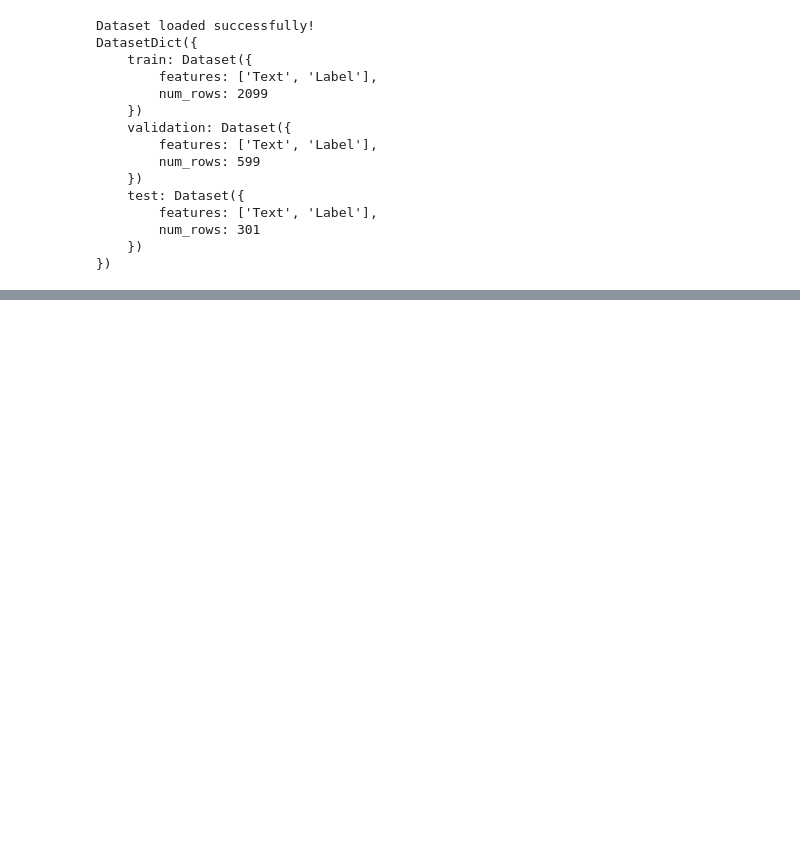
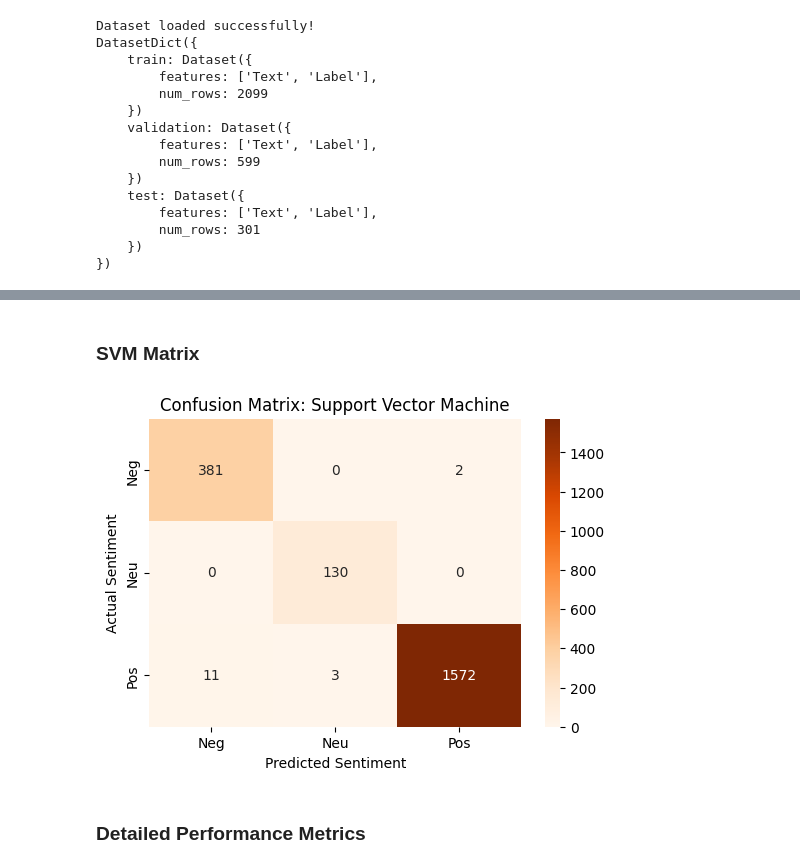
Before and after one commit to PrashunaBuddhacharya/Coursework, a Jupyter notebook: AppliedML_TextClassification_Prashuna.ipynb, the cells around one changed output, grey strips where cells are left out. Saved outputs shown, nothing was run; the diff lists cells and outputs as text; code cells hidden in the pictures; blank space fills up the shorter version.

```diff
--- a/AppliedML_TextClassification_Prashuna.ipynb
+++ b/AppliedML_TextClassification_Prashuna.ipynb
@@ -158,0 +341,17 @@ NameError: name 'my_train_df' is not defined
+# %% [markdown]
+### SVM Matrix
+# %%
+# Create the matrix for SVM
+cm_svm = confusion_matrix(y_train, svm_predictions)
+
+plt.figure(figsize=(6, 4))
+sns.heatmap(cm_svm, annot=True, fmt='d', cmap='Oranges',
+            xticklabels=['Neg', 'Neu', 'Pos'], yticklabels=['Neg', 'Neu', 'Pos'])
+plt.title('Confusion Matrix: Support Vector Machine')
+plt.xlabel('Predicted Sentiment')
+plt.ylabel('Actual Sentiment')
+plt.show()
+# %% [output]
+[figure, added]
+# %% [markdown]
+### Detailed Performance Metrics
```
Also changed, not shown: parts of 38 cells of this notebook.
